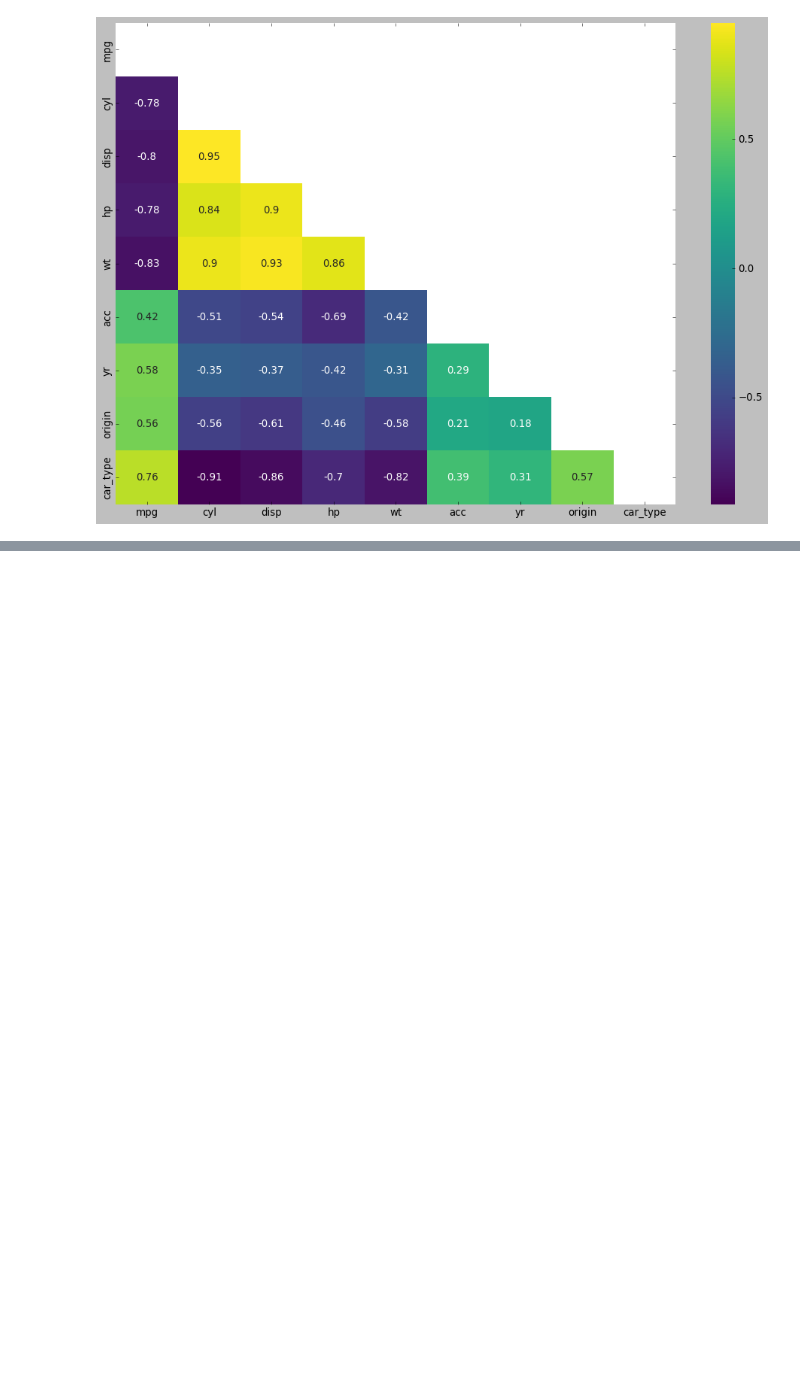
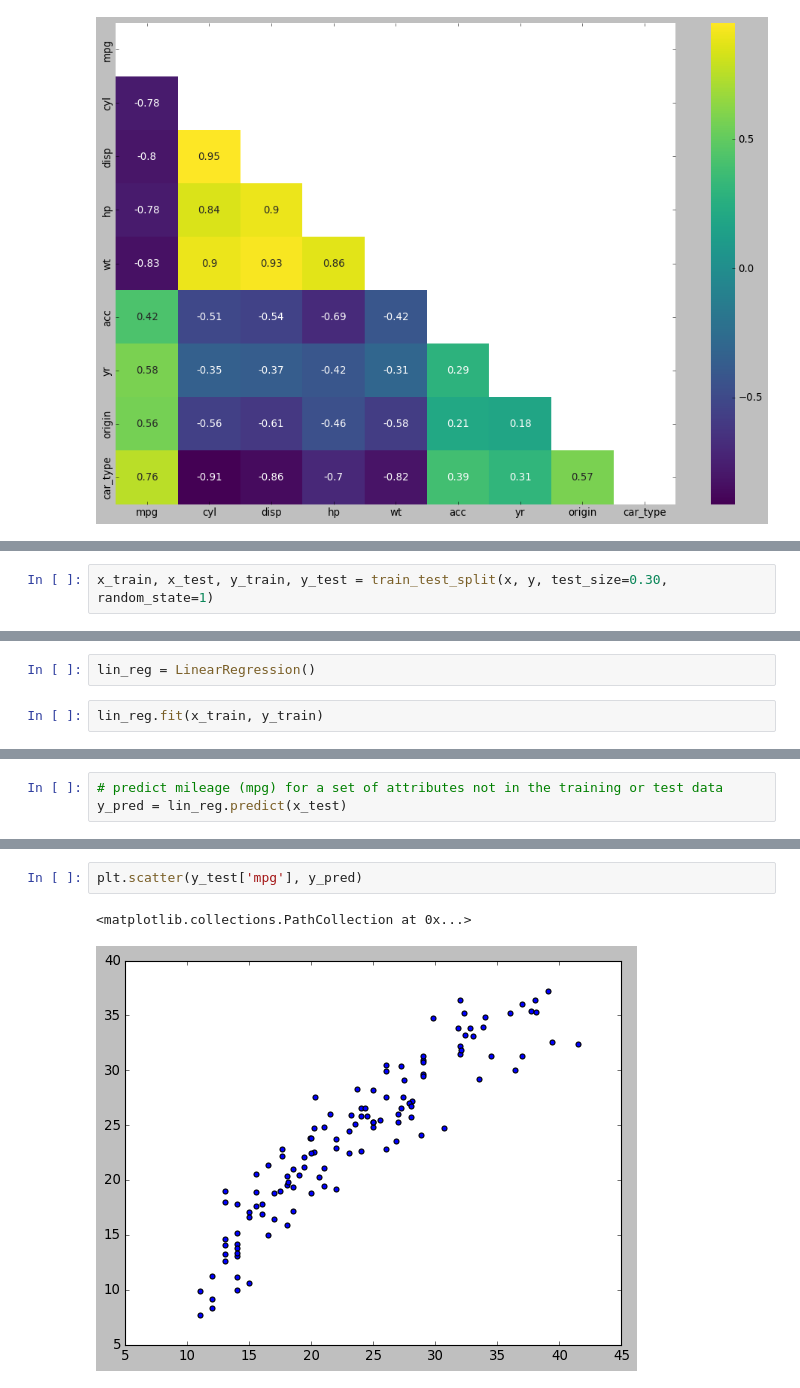
Before and after one commit to HitenDewangan/DataScience-AIML, a Jupyter notebook: Machine Learning/Regression.ipynb, the cells around one changed output, grey strips where cells are left out. Cells and saved outputs as stored; diff of their text form; blank space fills up the shorter version.

Commit message:
learned regression

```diff
--- a/Machine Learning/Regression.ipynb
+++ b/Machine Learning/Regression.ipynb
@@ -192,0 +239,2 @@ sns.heatmap(corr_mat, annot=True, cmap="viridis", mask = mask_ut)
+# %%
+x_train, x_test, y_train, y_test = train_test_split(x, y, test_size=0.30, random_state=1)
@@ -192,0 +279,4 @@ sns.heatmap(corr_mat, annot=True, cmap="viridis", mask = mask_ut)
+# %%
+lin_reg = LinearRegression()
+# %%
+lin_reg.fit(x_train, y_train)
@@ -192,0 +326,3 @@ sns.heatmap(corr_mat, annot=True, cmap="viridis", mask = mask_ut)
+# %%
+# predict mileage (mpg) for a set of attributes not in the training or test data
+y_pred = lin_reg.predict(x_test)
@@ -192,0 +392,5 @@ sns.heatmap(corr_mat, annot=True, cmap="viridis", mask = mask_ut)
+# %%
+plt.scatter(y_test['mpg'], y_pred)
+# %% [output]
+<matplotlib.collections.PathCollection at 0x...>
+[figure, added]
```
Also changed, not shown: parts of 65 cells of this notebook, 1 other file.
